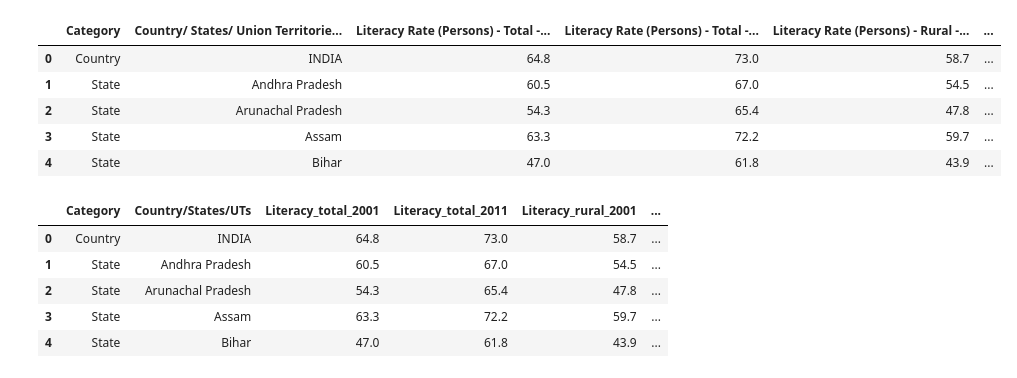
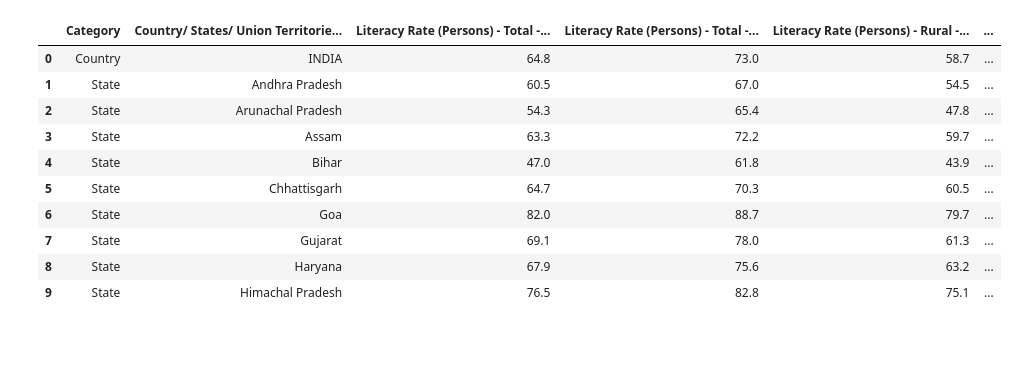
Before and after one commit to ROHIT779/ml-projects, a Jupyter notebook: goi-literacy-rates-2001-2011/goi_literacy_rates.ipynb, the cells around one changed output. Drawn from its saved outputs; the diff is of its cells as text; code cells hidden in the pictures; blank space fills up the shorter version.

```diff
--- a/goi-literacy-rates-2001-2011/goi_literacy_rates.ipynb
+++ b/goi-literacy-rates-2001-2011/goi_literacy_rates.ipynb
@@ -6,22 +9,19 @@ import warnings
 warnings.filterwarnings('ignore')
 # %%
 data = pd.read_csv('GOI.csv')
-data.head()
+data.head(10)
 # %% [output]
 |  | Category | Country/ States/ Union Territorie... | Literacy Rate (Persons) - Total -... | Literacy Rate (Persons) - Total -... | Literacy Rate (Persons) - Rural -... | ... |
 | 0 | Country | INDIA | 64.8 | 73.0 | 58.7 | ... |
 | 1 | State | Andhra Pradesh | 60.5 | 67.0 | 54.5 | ... |
 | 2 | State | Arunachal Pradesh | 54.3 | 65.4 | 47.8 | ... |
 | 3 | State | Assam | 63.3 | 72.2 | 59.7 | ... |
 | 4 | State | Bihar | 47.0 | 61.8 | 43.9 | ... |
+| 5 | State | Chhattisgarh | 64.7 | 70.3 | 60.5 | ... |
+| 6 | State | Goa | 82.0 | 88.7 | 79.7 | ... |
+| 7 | State | Gujarat | 69.1 | 78.0 | 61.3 | ... |
+| 8 | State | Haryana | 67.9 | 75.6 | 63.2 | ... |
+| 9 | State | Himachal Pradesh | 76.5 | 82.8 | 75.1 | ... |
 # %%
 new_names = {'Country/ States/ Union Territories Name': 'Country/States/UTs', 'Literacy Rate (Persons) - Total - 2001': 'Literacy_total_2001', 'Literacy Rate (Persons) - Total - 2011': 'Literacy_total_2011', 'Literacy Rate (Persons) - Rural - 2001': 'Literacy_rural_2001', 'Literacy Rate (Persons) - Rural - 2011': 'Literacy_rural_2011', 'Literacy Rate (Persons) - Urban - 2001': 'Literacy_urban_2001', 'Literacy Rate (Persons) - Urban - 2011': 'Literacy_urban_2011'}
 data = data.rename(columns = new_names)
-data.head()
-# %% [output]
-|  | Category | Country/States/UTs | Literacy_total_2001 | Literacy_total_2011 | Literacy_rural_2001 | ... |
-| 0 | Country | INDIA | 64.8 | 73.0 | 58.7 | ... |
-| 1 | State | Andhra Pradesh | 60.5 | 67.0 | 54.5 | ... |
-| 2 | State | Arunachal Pradesh | 54.3 | 65.4 | 47.8 | ... |
-| 3 | State | Assam | 63.3 | 72.2 | 59.7 | ... |
-| 4 | State | Bihar | 47.0 | 61.8 | 43.9 | ... |
```
Also changed, not shown: parts of 37 cells of this notebook, 7 other files.
